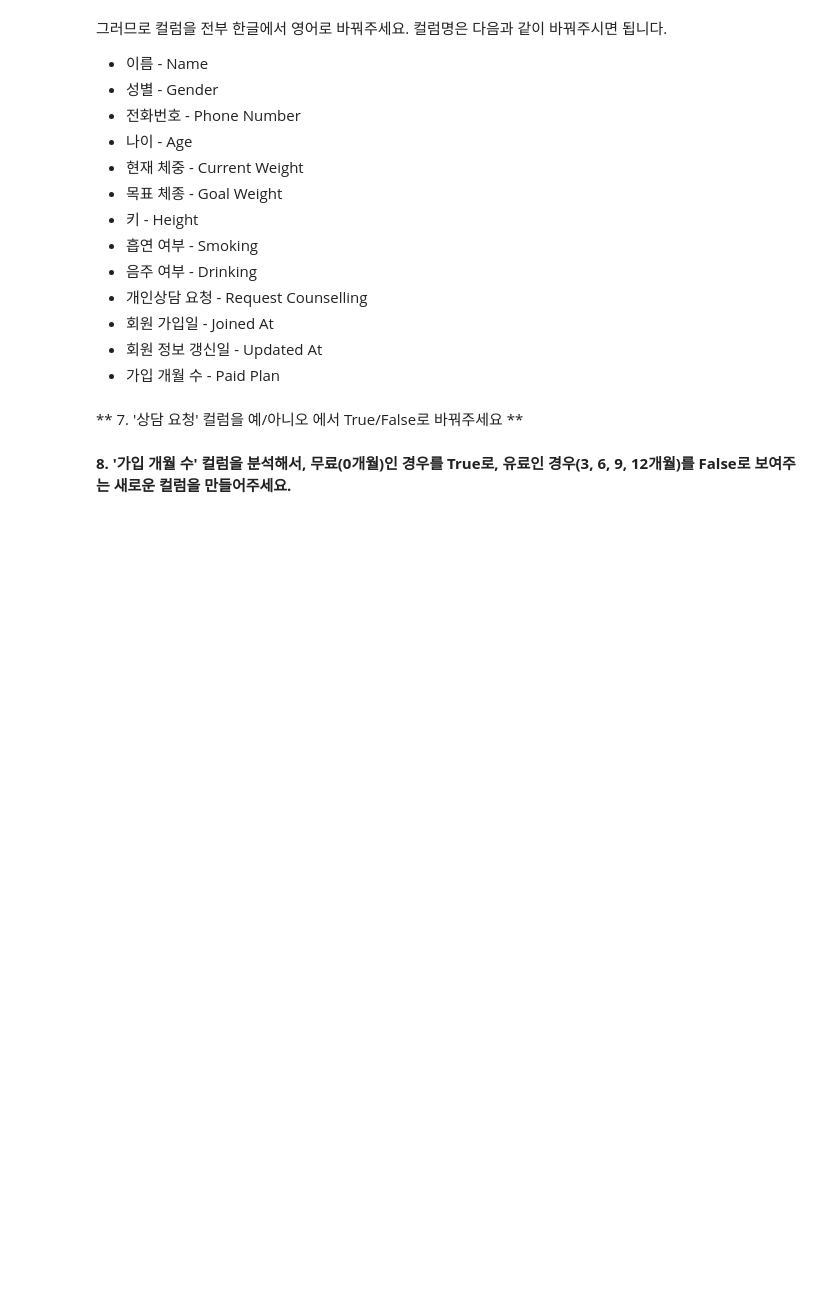
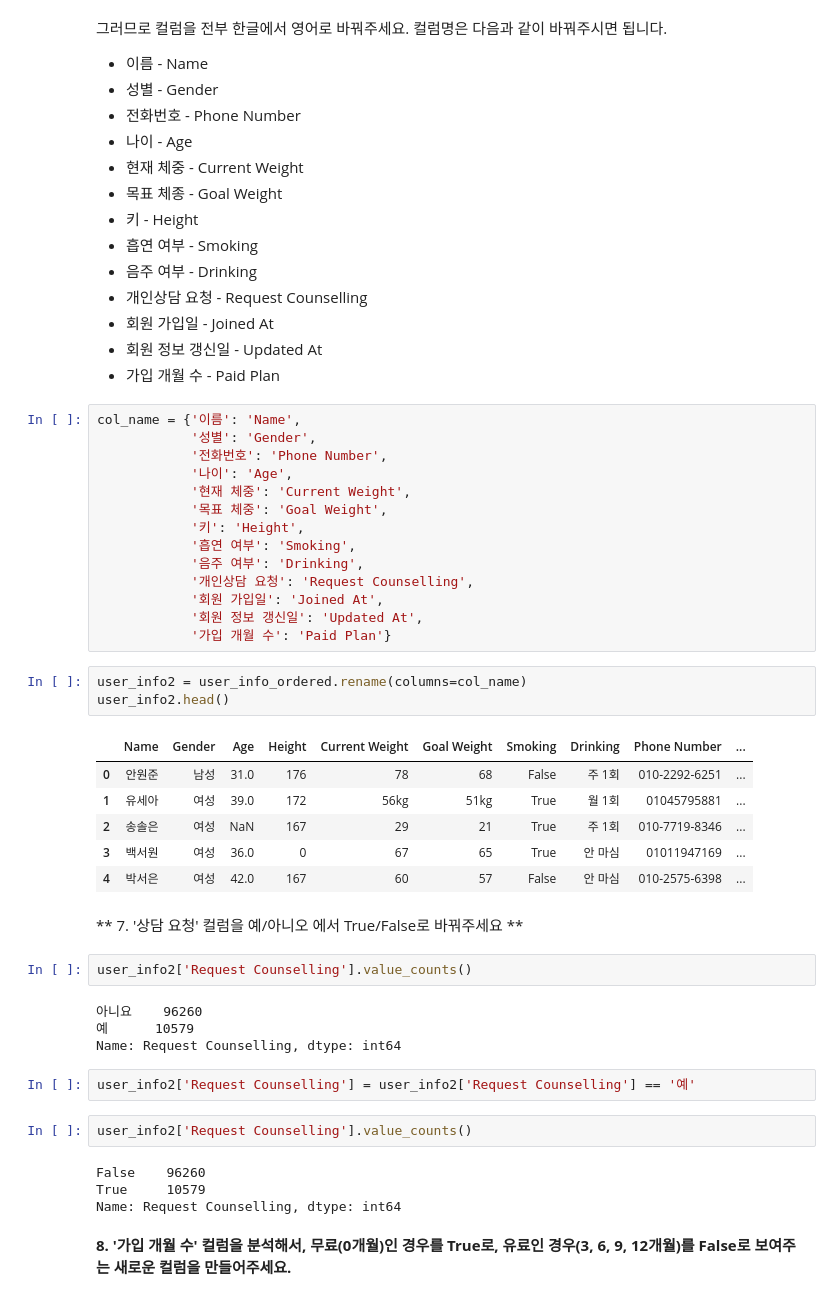
Before and after one commit to angelxtry/PyDataSc, a Jupyter notebook: DSds/01_02-my-work.ipynb, the cells around one changed output. Saved outputs shown, nothing was run; the diff lists cells and outputs as text; blank space fills up the shorter version.

```diff
--- a/DSds/01_02-my-work.ipynb
+++ b/DSds/01_02-my-work.ipynb
@@ -126,7 +179,45 @@ def clean_num_col(data):
 * 회원 가입일 - Joined At
 * 회원 정보 갱신일 - Updated At
 * 가입 개월 수 - Paid Plan
+# %%
+col_name = {'이름': 'Name',
+            '성별': 'Gender',
+            '전화번호': 'Phone Number',
+            '나이': 'Age',
+            '현재 체중': 'Current Weight',
+            '목표 체중': 'Goal Weight',
+            '키': 'Height',
+            '흡연 여부': 'Smoking',
+            '음주 여부': 'Drinking',
+            '개인상담 요청': 'Request Counselling',
+            '회원 가입일': 'Joined At',
+            '회원 정보 갱신일': 'Updated At',
+            '가입 개월 수': 'Paid Plan'}
+# %%
+user_info2 = user_info_ordered.rename(columns=col_name)
+user_info2.head()
+# %% [output]
+|  | Name | Gender | Age | Height | Current Weight | Goal Weight | Smoking | Drinking | Phone Number | ... |
+| 0 | 안원준 | 남성 | 31.0 | 176 | 78 | 68 | False | 주 1회 | 010-2292-6251 | ... |
+| 1 | 유세아 | 여성 | 39.0 | 172 | 56kg | 51kg | True | 월 1회 | 01045795881 | ... |
+| 2 | 송솔은 | 여성 | NaN | 167 | 29 | 21 | True | 주 1회 | 010-7719-8346 | ... |
+| 3 | 백서원 | 여성 | 36.0 | 0 | 67 | 65 | True | 안 마심 | 01011947169 | ... |
+| 4 | 박서은 | 여성 | 42.0 | 167 | 60 | 57 | False | 안 마심 | 010-2575-6398 | ... |
 # %% [markdown]
 ** 7. '상담 요청' 컬럼을 예/아니오 에서 True/False로 바꿔주세요 **
+# %%
+user_info2['Request Counselling'].value_counts()
+# %% [output]
+아니요    96260
+예      10579
+Name: Request Counselling, dtype: int64
+# %%
+user_info2['Request Counselling'] = user_info2['Request Counselling'] == '예'
+# %%
+user_info2['Request Counselling'].value_counts()
+# %% [output]
+False    96260
+True     10579
+Name: Request Counselling, dtype: int64
 # %% [markdown]
 **8. '가입 개월 수' 컬럼을 분석해서, 무료(0개월)인 경우를 True로, 유료인 경우(3, 6, 9, 12개월)를 False로 보여주는 새로운 컬럼을 만들어주세요.**
```
Also changed, not shown: parts of 12 cells of this notebook.
